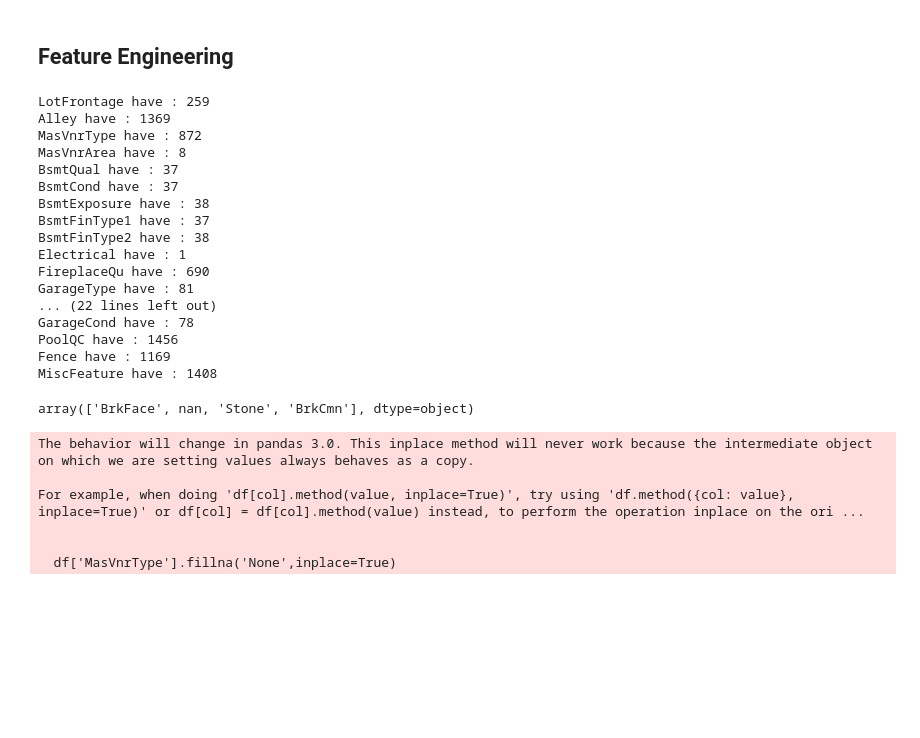
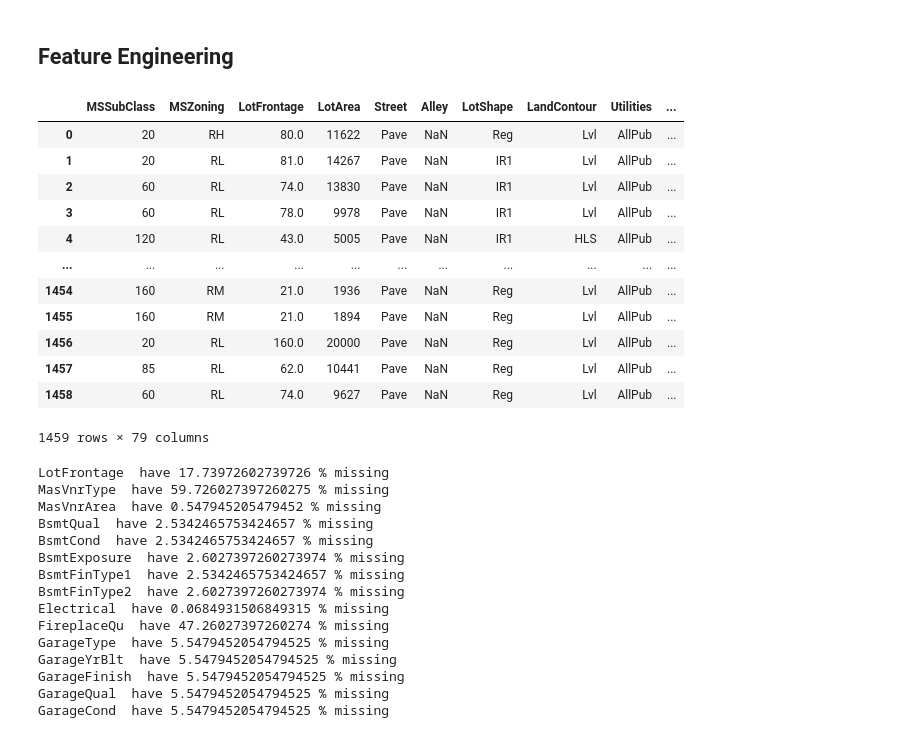
Before and after one commit to hyeen24/houseprices, a Jupyter notebook: notebook/model.ipynb, the cells around one changed output. Saved outputs shown, nothing was run; the diff lists cells and outputs as text; code cells hidden in the pictures; blank space fills up the shorter version.

```diff
--- a/notebook/model.ipynb
+++ b/notebook/model.ipynb
@@ -20,34 +22,51 @@ from xgboost import XGBRegressor
 train_df = pd.read_csv('data/train.csv')
 test_df = pd.read_csv('data/test.csv')
 # %%
-train_df = train_df.drop(df.columns[0], axis=1)
-test_df = test_df.drop(df.columns[0], axis=1)
+train_df = train_df.drop(train_df.columns[0], axis=1)
+test_df = test_df.drop(test_df.columns[0], axis=1)
+# %%
+test_df
+# %% [output]
+|  | MSSubClass | MSZoning | LotFrontage | LotArea | Street | Alley | LotShape | LandContour | Utilities | ... |
+| 0 | 20 | RH | 80.0 | 11622 | Pave | NaN | Reg | Lvl | AllPub | ... |
+| 1 | 20 | RL | 81.0 | 14267 | Pave | NaN | IR1 | Lvl | AllPub | ... |
+| 2 | 60 | RL | 74.0 | 13830 | Pave | NaN | IR1 | Lvl | AllPub | ... |
+| 3 | 60 | RL | 78.0 | 9978 | Pave | NaN | IR1 | Lvl | AllPub | ... |
+| 4 | 120 | RL | 43.0 | 5005 | Pave | NaN | IR1 | HLS | AllPub | ... |
+| ... | ... | ... | ... | ... | ... | ... | ... | ... | ... | ... |
+| 1454 | 160 | RM | 21.0 | 1936 | Pave | NaN | Reg | Lvl | AllPub | ... |
+| 1455 | 160 | RM | 21.0 | 1894 | Pave | NaN | Reg | Lvl | AllPub | ... |
+| 1456 | 20 | RL | 160.0 | 20000 | Pave | NaN | Reg | Lvl | AllPub | ... |
+| 1457 | 85 | RL | 62.0 | 10441 | Pave | NaN | Reg | Lvl | AllPub | ... |
+| 1458 | 60 | RL | 74.0 | 9627 | Pave | NaN | Reg | Lvl | AllPub | ... |
+1459 rows × 79 columns
 # %%
 missing_value_features = [feature for feature in train_df if train_df[feature].isna().sum() > 0]
 for feature in missing_value_features :
-    print(f"{feature} have : {train_df[feature].isna().sum()}")
+    # print(f"{feature} have : {train_df[feature].isna().sum()}")
 
-missing_value_features_test = [feature for feature in test_df if test_df[feature].isna().sum() > 0]
-for feature in missing_value_features :
-    print(f"{feature} have : {test_df[feature].isna().sum()}")
+    percentage_missing = (train_df[feature].isna().sum()/len(train_df) * 100)
+    print(f"{feature}  have {percentage_missing} % missing")
+    if percentage_missing > 80 :
+        train_df = train_df.drop(columns=[feature], axis=1)
+        test_df = test_df.drop(columns=[feature], axis=1)
+missing_value_features = [feature for feature in train_df if train_df[feature].isna().sum() > 0]
 # %% [output]
-LotFrontage have : 259
-Alley have : 1369
-MasVnrType have : 872
-MasVnrArea have : 8
-BsmtQual have : 37
-BsmtCond have : 37
-BsmtExposure have : 38
-BsmtFinType1 have : 37
-BsmtFinType2 have : 38
-Electrical have : 1
-FireplaceQu have : 690
-GarageType have : 81
-... (22 lines left out)
-GarageCond have : 78
-PoolQC have : 1456
-Fence have : 1169
-MiscFeature have : 1408
+LotFrontage  have 17.73972602739726 % missing
+MasVnrType  have 59.726027397260275 % missing
+MasVnrArea  have 0.547945205479452 % missing
+BsmtQual  have 2.5342465753424657 % missing
+BsmtCond  have 2.5342465753424657 % missing
+BsmtExposure  have 2.6027397260273974 % missing
+BsmtFinType1  have 2.5342465753424657 % missing
+BsmtFinType2  have 2.6027397260273974 % missing
+Electrical  have 0.0684931506849315 % missing
+FireplaceQu  have 47.26027397260274 % missing
+GarageType  have 5.5479452054794525 % missing
+GarageYrBlt  have 5.5479452054794525 % missing
+GarageFinish  have 5.5479452054794525 % missing
+GarageQual  have 5.5479452054794525 % missing
+GarageCond  have 5.5479452054794525 % missing
 # %%
 train_df = train_df.drop(index=train_df[train_df['Electrical'].isna()].index)
 test_df = test_df.drop(index=test_df[test_df['Electrical'].isna()].index)
@@ -56,13 +72,0 @@ train_df = train_df.drop(columns=['MiscFeature','PoolQC','Alley','Fence'])
-# %%
-df['MasVnrType'].unique()
-# %% [output]
-array(['BrkFace', nan, 'Stone', 'BrkCmn'], dtype=object)
-# %%
-df['MasVnrType'].fillna('None',inplace=True)
-# %% [output]
-The behavior will change in pandas 3.0. This inplace method will never work because the intermediate object on which we are setting values always behaves as a copy.
-
-For example, when doing 'df[col].method(value, inplace=True)', try using 'df.method({col: value}, inplace=True)' or df[col] = df[col].method(value) instead, to perform the operation inplace on the ori ...
-
-
-  df['MasVnrType'].fillna('None',inplace=True)
```
Also changed, not shown: parts of 55 cells of this notebook, 9 other files.
